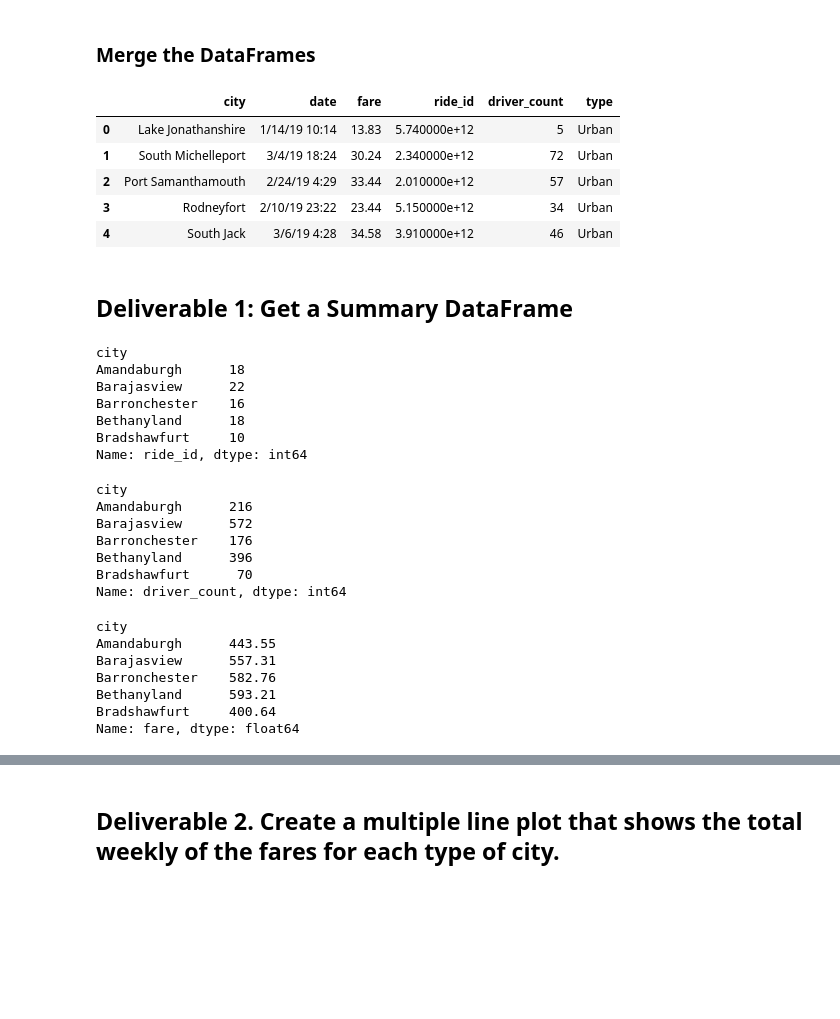
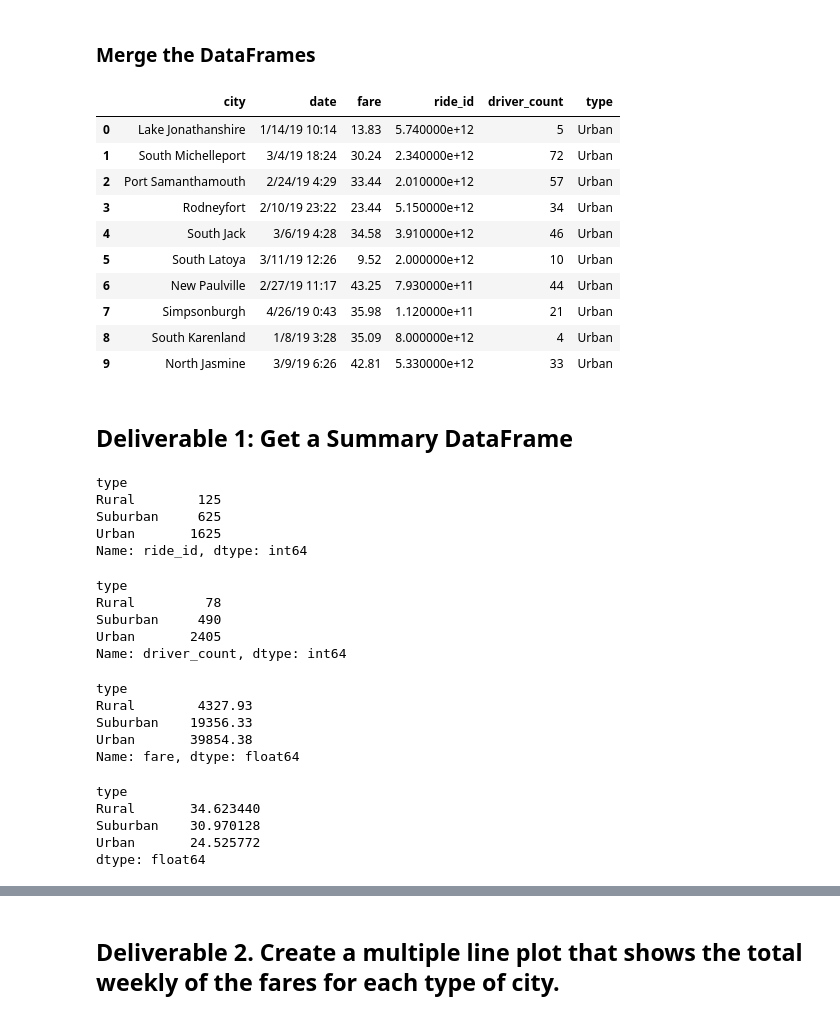
Before and after one commit to mattnelson-code/PyBer_Analysis, a Jupyter notebook: PyBer_Challenge.ipynb, the cells around one changed output, grey strips where cells are left out. Drawn from its saved outputs; the diff is of its cells as text; code cells hidden in the pictures; blank space fills up the shorter version.

```diff
--- a/PyBer_Challenge.ipynb
+++ b/PyBer_Challenge.ipynb
@@ -21,55 +21,62 @@ ride_data_df = pd.read_csv(ride_data_to_load)
 # %%
 # Combine the data into a single dataset
 pyber_data_df = pd.merge(ride_data_df, city_data_df, how="left", on=["city", "city"])
 
 # Display the data table for preview
-pyber_data_df.head()
+pyber_data_df.head(10)
 # %% [output]
 |  | city | date | fare | ride_id | driver_count | type |
 | 0 | Lake Jonathanshire | 1/14/19 10:14 | 13.83 | 5.740000e+12 | 5 | Urban |
 | 1 | South Michelleport | 3/4/19 18:24 | 30.24 | 2.340000e+12 | 72 | Urban |
 | 2 | Port Samanthamouth | 2/24/19 4:29 | 33.44 | 2.010000e+12 | 57 | Urban |
 | 3 | Rodneyfort | 2/10/19 23:22 | 23.44 | 5.150000e+12 | 34 | Urban |
 | 4 | South Jack | 3/6/19 4:28 | 34.58 | 3.910000e+12 | 46 | Urban |
+| 5 | South Latoya | 3/11/19 12:26 | 9.52 | 2.000000e+12 | 10 | Urban |
+| 6 | New Paulville | 2/27/19 11:17 | 43.25 | 7.930000e+11 | 44 | Urban |
+| 7 | Simpsonburgh | 4/26/19 0:43 | 35.98 | 1.120000e+11 | 21 | Urban |
+| 8 | South Karenland | 1/8/19 3:28 | 35.09 | 8.000000e+12 | 4 | Urban |
+| 9 | North Jasmine | 3/9/19 6:26 | 42.81 | 5.330000e+12 | 33 | Urban |
 # %% [markdown]
 ## Deliverable 1: Get a Summary DataFrame
 # %%
 #  1. Get the total rides for each city type
-rides = pyber_data_df.groupby(["city"]).count()["ride_id"]
+rides = pyber_data_df.groupby(["type"]).count()["ride_id"]
 rides.head()
 # %% [output]
-city
-Amandaburgh      18
-Barajasview      22
-Barronchester    16
-Bethanyland      18
-Bradshawfurt     10
+type
+Rural        125
+Suburban     625
+Urban       1625
 Name: ride_id, dtype: int64
 # %%
 # 2. Get the total drivers for each city type
-drivers = pyber_data_df.groupby(["city"]).sum()["driver_count"]
+drivers = city_data_df.groupby(["type"]).sum()["driver_count"]
 drivers.head()
 # %% [output]
-city
-Amandaburgh      216
-Barajasview      572
-Barronchester    176
-Bethanyland      396
-Bradshawfurt      70
+type
+Rural         78
+Suburban     490
+Urban       2405
 Name: driver_count, dtype: int64
 # %%
 #  3. Get the total amount of fares for each city type
-fares = pyber_data_df.groupby(["city"]).sum()["fare"]
+fares = pyber_data_df.groupby(["type"]).sum()["fare"]
 fares.head()
 # %% [output]
-city
-Amandaburgh      443.55
-Barajasview      557.31
-Barronchester    582.76
-Bethanyland      593.21
-Bradshawfurt     400.64
+type
+Rural        4327.93
+Suburban    19356.33
+Urban       39854.38
 Name: fare, dtype: float64
 # %%
 #  4. Get the average fare per ride for each city type.
+avg_fare_per_ride = fares / rides
+avg_fare_per_ride
+# %% [output]
+type
+Rural       34.623440
+Suburban    30.970128
+Urban       24.525772
+dtype: float64
 # %%
 # 5. Get the average fare per driver for each city type.
```
Also changed, not shown: parts of 14 cells of this notebook, 3 other files.
